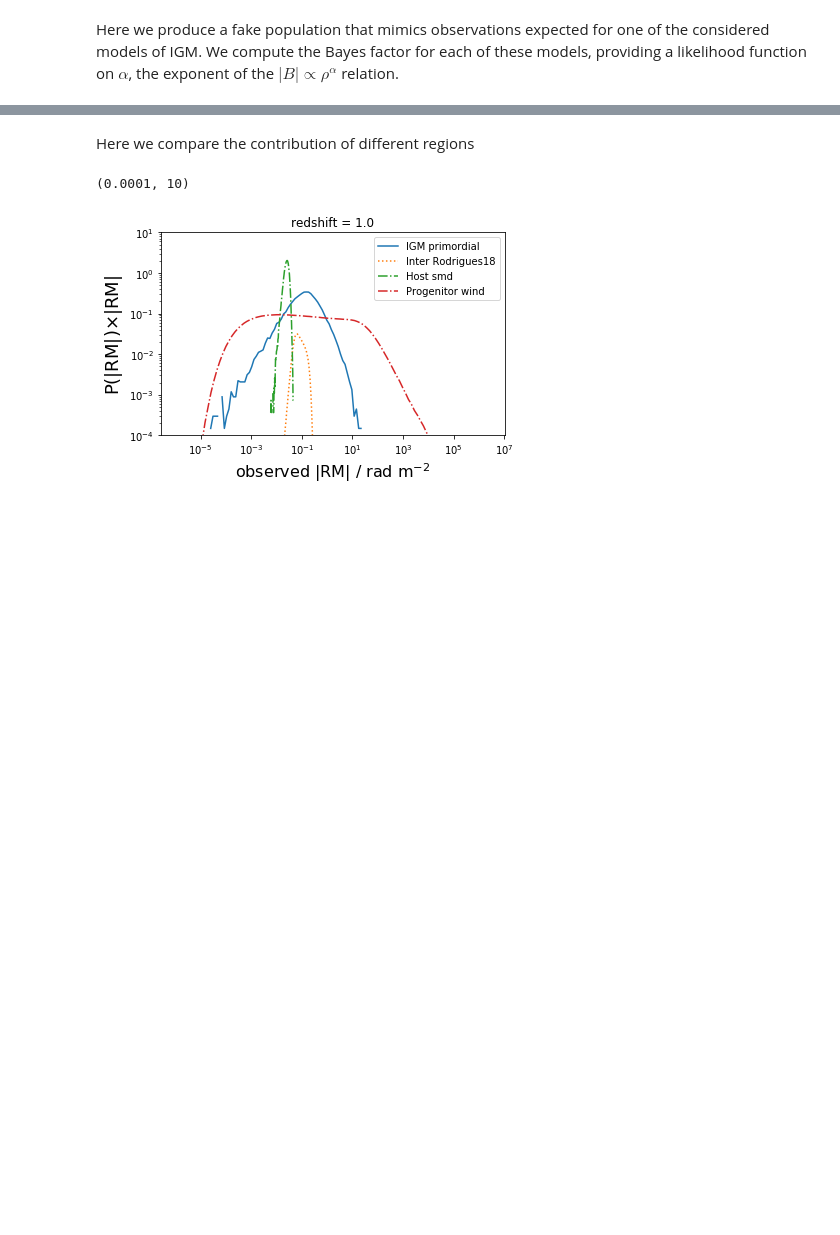
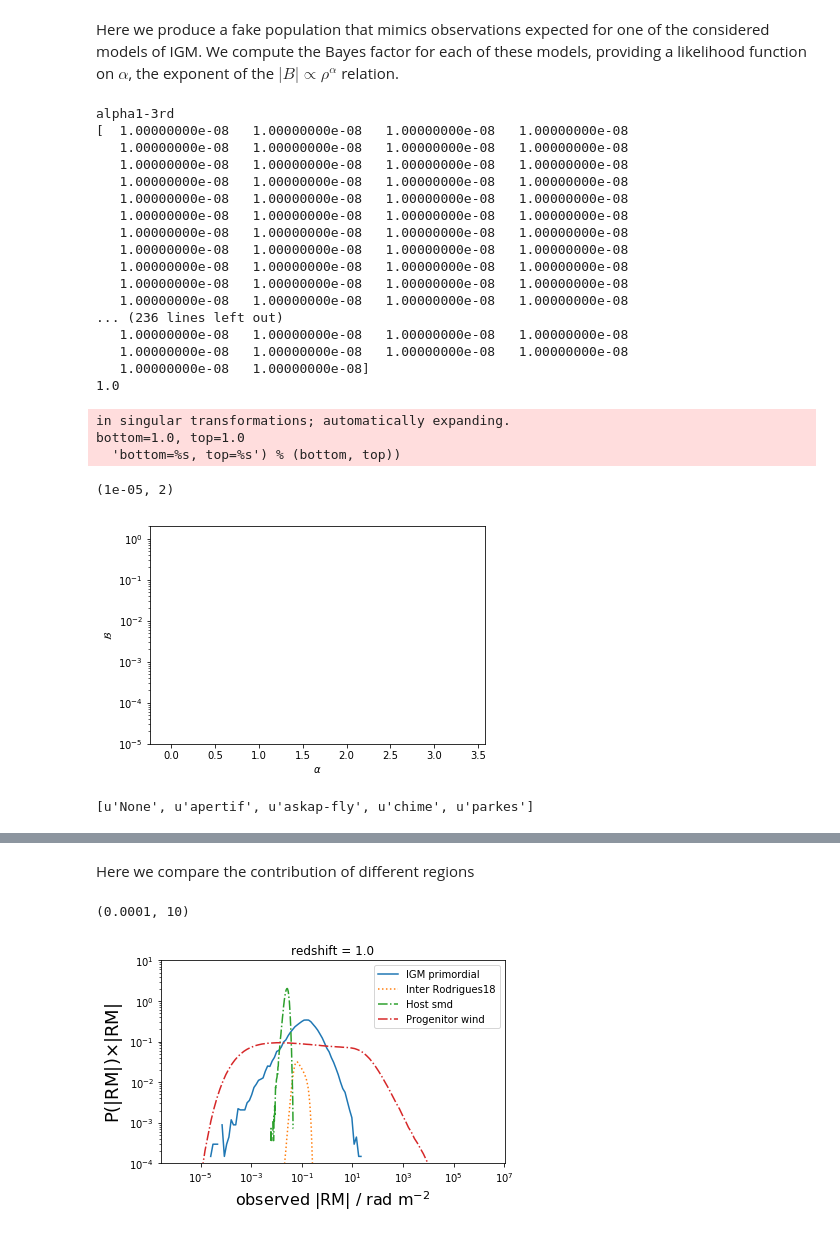
Before and after one commit to FRBs/PreFRBLE, a Jupyter notebook: notebooks/PreFRBLE_Likelihood.ipynb, the cells around one changed output, grey strips where cells are left out. Saved outputs shown, nothing was run; the diff lists cells and outputs as text; code cells hidden in the pictures; blank space fills up the shorter version.

```diff
--- a/notebooks/PreFRBLE_Likelihood.ipynb
+++ b/notebooks/PreFRBLE_Likelihood.ipynb
@@ -15,7 +15,7 @@ scenario = {
 }
 
 scenario0 = {
-    'IGM' : ['primordial'],
+    'IGM' : ['alpha4-3rd'],
     'Host' : ['Rodrigues18/smd'],
     'Inter' : ['Rodrigues18'],
     'Progenitor' : ['Piro18/wind'],
@@ -39,21 +39,53 @@ Here we produce a fake population that mimics observations expected for one of t
 # %%
 telescope = 'parkes'
 population = 'smd'
+telescope = 'None'
+population = 'flat'
 
 ### produce fake data
 FRBs = FakeFRBs( measures=['DM','RM'], telescope=telescope, population=population, **scenario )
 
 ### compute Bayes factor
 Bs = []
 for model in models_IGM[3:]:
+    print model
     scenario_tmp['IGM'] = [model]
     Bs.append( BayesFactorCombined( DMs=FRBs['DM'], RMs=FRBs['RM'], scenario1=scenario_tmp, scenario2=scenario0, population=population, telescope=telescope ) )
 Bs = np.array( Bs )
 
 ### Plot
-alphas = np.arange(1,10)
-plt.plot( alphas/3, Bs/Bs.max() )
-plt.xlabel(r"$\alpha")
-plt.ylabel(r"$\mathcal{B}")
+alphas = np.arange(1,10).astype('float')
+#plt.plot( alphas/3, Bs/Bs.max() )
+plt.bar( alphas/3, Bs/Bs.max(), color=Rainbow(alphas) )
+plt.xlabel(r"$\alpha$")
+plt.ylabel(r"$\mathcal{B}$")
 plt.yscale('log')
 plt.ylim(1e-5,2)
+# %% [output]
+alpha1-3rd
+[  1.00000000e-08   1.00000000e-08   1.00000000e-08   1.00000000e-08
+   1.00000000e-08   1.00000000e-08   1.00000000e-08   1.00000000e-08
+   1.00000000e-08   1.00000000e-08   1.00000000e-08   1.00000000e-08
+   1.00000000e-08   1.00000000e-08   1.00000000e-08   1.00000000e-08
+   1.00000000e-08   1.00000000e-08   1.00000000e-08   1.00000000e-08
+   1.00000000e-08   1.00000000e-08   1.00000000e-08   1.00000000e-08
+   1.00000000e-08   1.00000000e-08   1.00000000e-08   1.00000000e-08
+   1.00000000e-08   1.00000000e-08   1.00000000e-08   1.00000000e-08
+   1.00000000e-08   1.00000000e-08   1.00000000e-08   1.00000000e-08
+   1.00000000e-08   1.00000000e-08   1.00000000e-08   1.00000000e-08
+   1.00000000e-08   1.00000000e-08   1.00000000e-08   1.00000000e-08
+... (236 lines left out)
+   1.00000000e-08   1.00000000e-08   1.00000000e-08   1.00000000e-08
+   1.00000000e-08   1.00000000e-08   1.00000000e-08   1.00000000e-08
+   1.00000000e-08   1.00000000e-08]
+1.0
+in singular transformations; automatically expanding.
+bottom=1.0, top=1.0
+  'bottom=%s, top=%s') % (bottom, top))
+(1e-05, 2)
+[figure, added]
+# %%
+with h5.File( likelihood_file_redshift ) as f:
+    print f['sfr'].keys()
+# %% [output]
+[u'None', u'apertif', u'askap-fly', u'chime', u'parkes']
```
Also changed, not shown: parts of 1 cell of this notebook, 2 other files.
